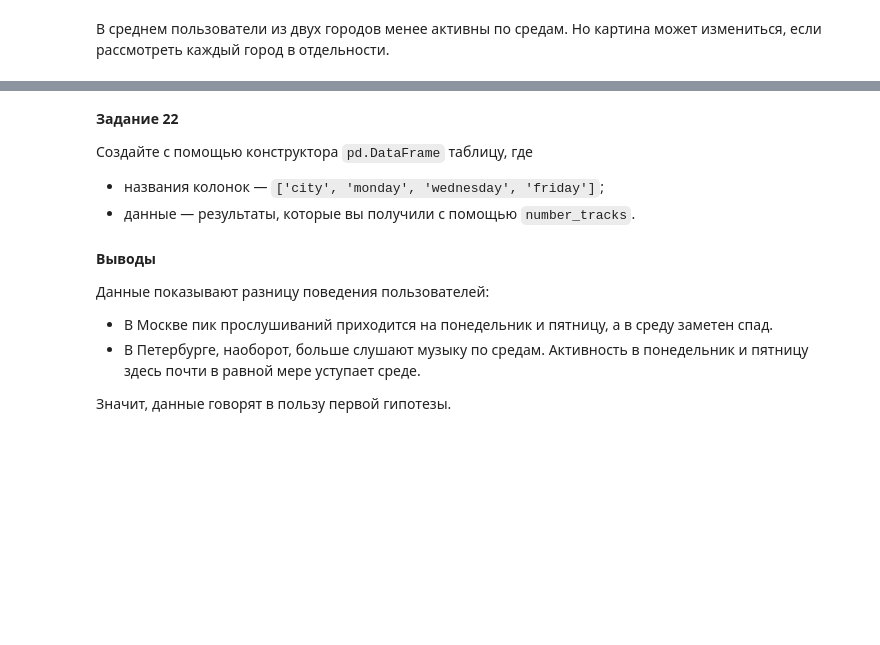
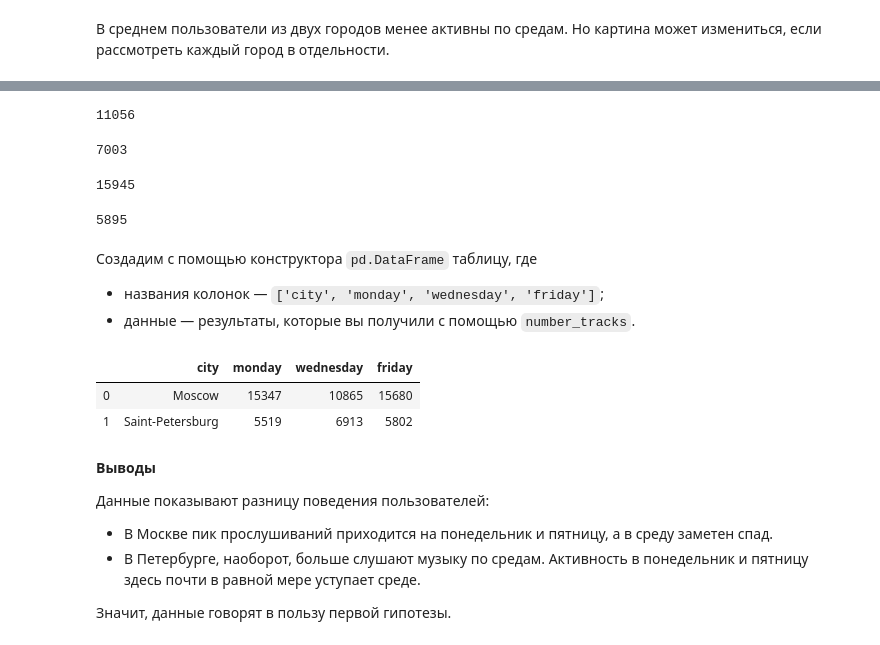
Before and after one commit to lockstockk/portfolio_yandex_projects, a Jupyter notebook: 1. Исследование данных сервиса “Яндекс.Музыка”/yandex_music.ipynb, the cells around one changed output, grey strips where cells are left out. Cells and saved outputs as stored; diff of their text form; code cells hidden in the pictures; blank space fills up the shorter version.

```diff
--- a/1. Исследование данных сервиса “Яндекс.Музыка”/yandex_music.ipynb
+++ b/1. Исследование данных сервиса “Яндекс.Музыка”/yandex_music.ipynb
@@ -300,22 +351,40 @@ number_tracks('Monday', 'Saint-Petersburg')# количество прослуш
 # %%
-number_tracks('Wednesday', 'Moscow')# количество прослушиваний в Москве по средам
+# количество прослушиваний в Москве по средам
+number_tracks(df, 'Wednesday', 'Moscow')
+# %% [output]
+11056
 # %%
-number_tracks('Wednesday', 'Saint-Petersburg')# количество прослушиваний в Санкт-Петербурге по средам
+# количество прослушиваний в Санкт-Петербурге по средам
+number_tracks(df, 'Wednesday', 'Saint-Petersburg')
+# %% [output]
+7003
 # %%
-number_tracks('Friday', 'Moscow')# количество прослушиваний в Москве по пятницам
+# количество прослушиваний в Москве по пятницам
+number_tracks(df, 'Friday', 'Moscow')
+# %% [output]
+15945
 # %%
-number_tracks('Friday', 'Saint-Petersburg')# количество прослушиваний в Санкт-Петербурге по пятницам
+# количество прослушиваний в Санкт-Петербурге по пятницам
+number_tracks(df, 'Friday', 'Saint-Petersburg')
+# %% [output]
+5895
 # %% [markdown]
-**Задание 22**
-
-Создайте c помощью конструктора `pd.DataFrame` таблицу, где
+Создадим c помощью конструктора `pd.DataFrame` таблицу, где
 * названия колонок — `['city', 'monday', 'wednesday', 'friday']`;
 * данные — результаты, которые вы получили с помощью `number_tracks`.
 # %%
-data = [['Moscow', 15740, 11056, 15945],
-        ['Saint-Petersburg', 5614, 7003, 5895]]
 columns = ['city', 'monday', 'wednesday', 'friday']
-table = pd.DataFrame(data = data, columns = columns)  # Таблица с результатами
+data = [['Moscow', 15347, 10865, 15680],
+       ['Saint-Petersburg', 5519, 6913, 5802]
+]
+
+table = pd.DataFrame(data = data, columns = columns)
+
+table
+# %% [output]
+|  | city | monday | wednesday | friday |
+| 0 | Moscow | 15347 | 10865 | 15680 |
+| 1 | Saint-Petersburg | 5519 | 6913 | 5802 |
 # %% [markdown]
 **Выводы**
 
```
Also changed, not shown: parts of 116 cells of this notebook.
